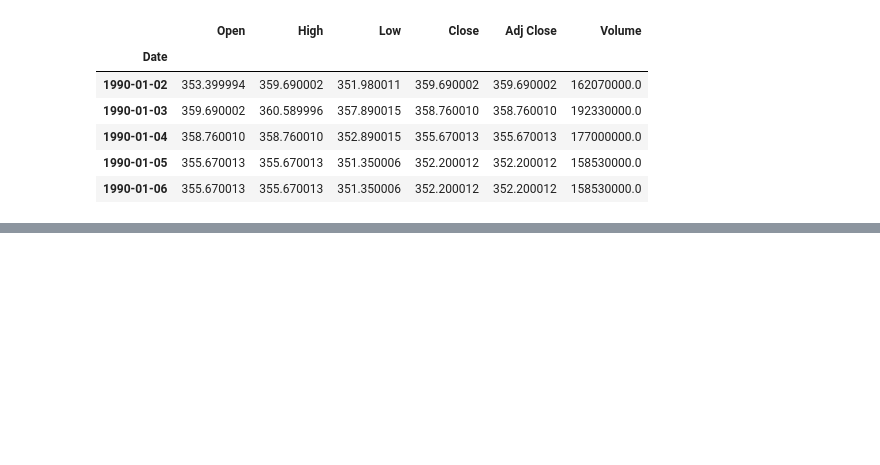
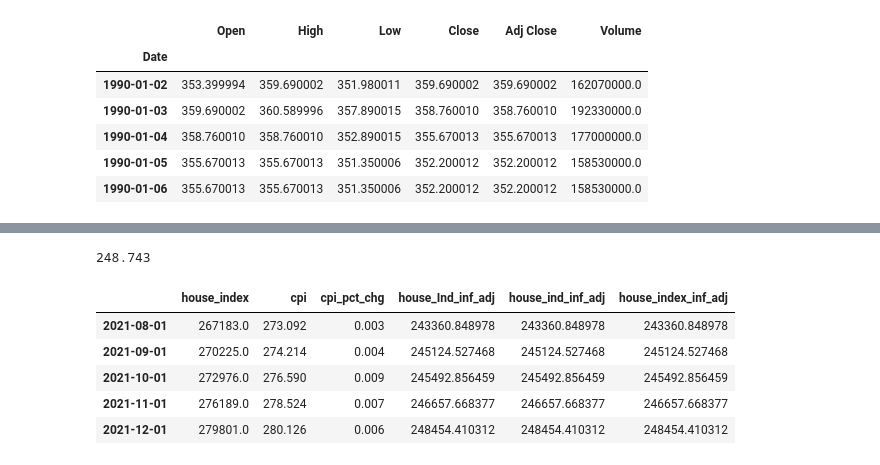
Before and after one commit to dbogatic/economic-indicators, a Jupyter notebook: housing.ipynb, the cells around one changed output, grey strips where cells are left out. Cells and saved outputs as stored; diff of their text form; code cells hidden in the pictures; blank space fills up the shorter version.

```diff
--- a/housing.ipynb
+++ b/housing.ipynb
@@ -67,0 +62,4 @@ ax2.legend(loc='upper right')
+# %%
+# Pull Consumer Price Index for All Urban Consumers: All Items in U.S. City Average (CPIAUCSL)
+cpi = fred.get_series('CPIAUCSL', observation_start='2018-01-01')
+cpi.tail()
@@ -67,0 +99,17 @@ ax2.legend(loc='upper right')
+# %%
+# Set reference CPI cost for comparison
+ref_cpi_cost = cpi['2018-01-01']
+ref_cpi_cost
+# %% [output]
+248.743
+# %%
+# Adjust Case-Schiller Index for inflation
+combined['house_index_inf_adj'] = (combined['house_index'] / combined['cpi']) * ref_cpi_cost
+combined.tail()
+# %% [output]
+|  | house_index | cpi | cpi_pct_chg | house_Ind_inf_adj | house_ind_inf_adj | house_index_inf_adj |
+| 2021-08-01 | 267183.0 | 273.092 | 0.003 | 243360.848978 | 243360.848978 | 243360.848978 |
+| 2021-09-01 | 270225.0 | 274.214 | 0.004 | 245124.527468 | 245124.527468 | 245124.527468 |
+| 2021-10-01 | 272976.0 | 276.590 | 0.009 | 245492.856459 | 245492.856459 | 245492.856459 |
+| 2021-11-01 | 276189.0 | 278.524 | 0.007 | 246657.668377 | 246657.668377 | 246657.668377 |
+| 2021-12-01 | 279801.0 | 280.126 | 0.006 | 248454.410312 | 248454.410312 | 248454.410312 |
```
Also changed, not shown: parts of 7 cells of this notebook, 1 other file.
